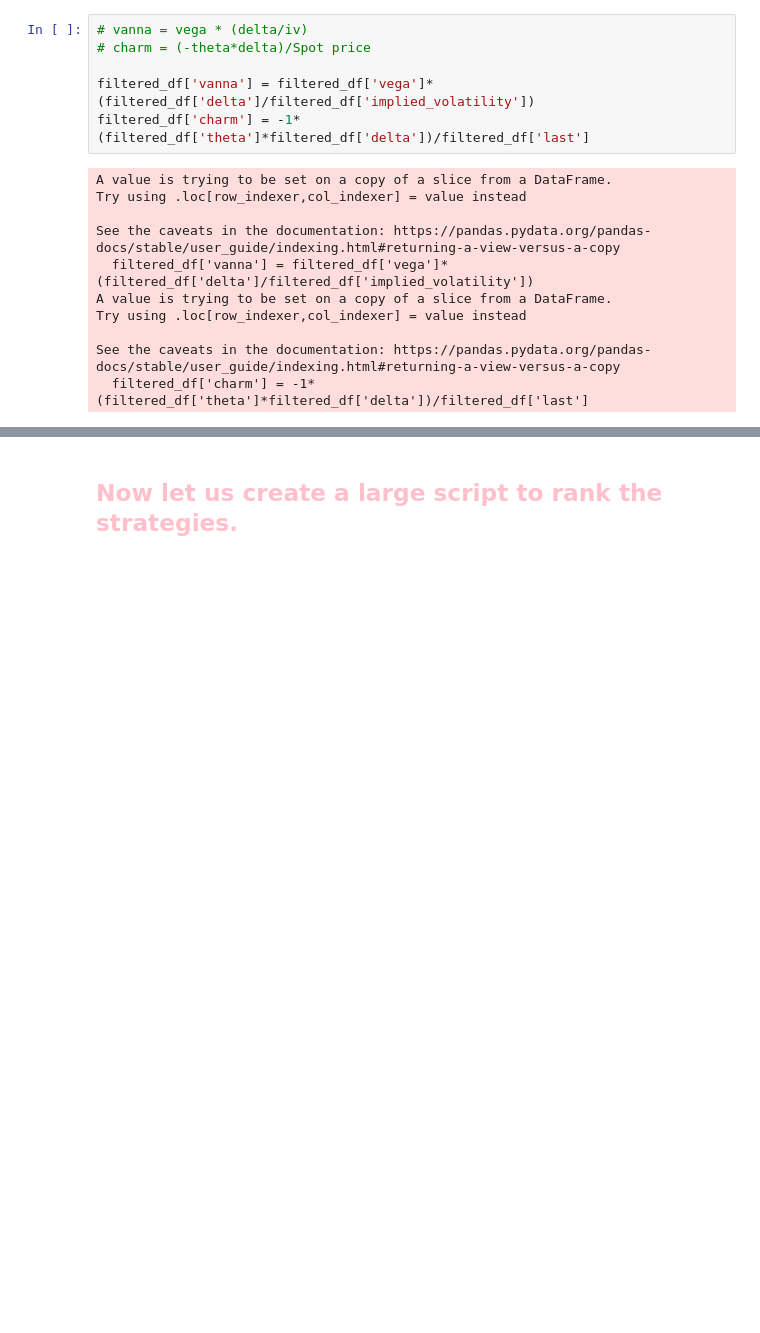
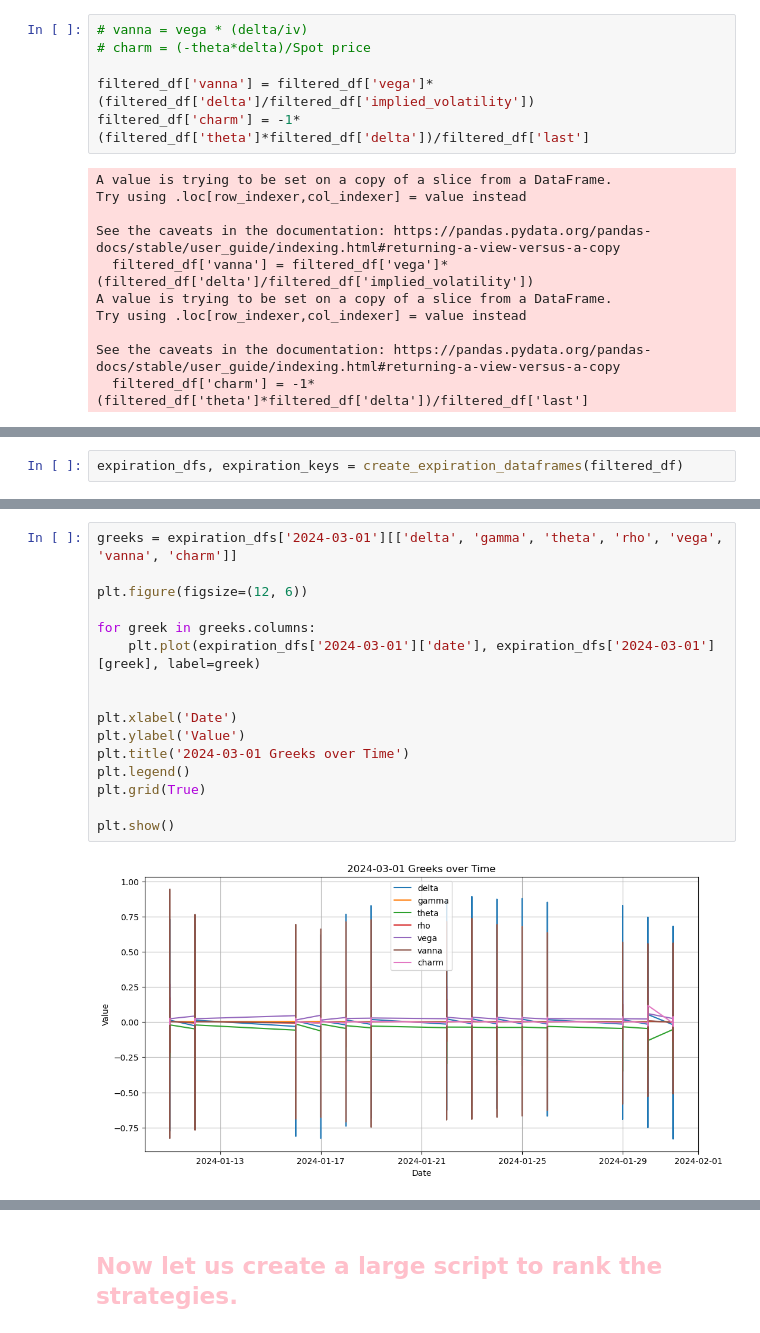
Before and after one commit to dsteffes133/Options_Strategies, a Jupyter notebook: best_strategy_options.ipynb, the cells around one changed output, grey strips where cells are left out. Saved outputs shown, nothing was run; the diff lists cells and outputs as text; blank space fills up the shorter version.

```diff
--- a/best_strategy_options.ipynb
+++ b/best_strategy_options.ipynb
@@ -254,0 +271,2 @@ See the caveats in the documentation: https://pandas.pydata.org/pandas-docs/stab
+# %%
+expiration_dfs, expiration_keys = create_expiration_dataframes(filtered_df)
@@ -254,0 +277,18 @@ See the caveats in the documentation: https://pandas.pydata.org/pandas-docs/stab
+# %%
+greeks = expiration_dfs['2024-03-01'][['delta', 'gamma', 'theta', 'rho', 'vega', 'vanna', 'charm']]
+
+plt.figure(figsize=(12, 6))
+
+for greek in greeks.columns:
+    plt.plot(expiration_dfs['2024-03-01']['date'], expiration_dfs['2024-03-01'][greek], label=greek)
+
+
+plt.xlabel('Date')
+plt.ylabel('Value')
+plt.title('2024-03-01 Greeks over Time')
+plt.legend()
+plt.grid(True)
+
+plt.show()
+# %% [output]
+[figure, added]
```
Also changed, not shown: parts of 14 cells of this notebook, 8 other files.
